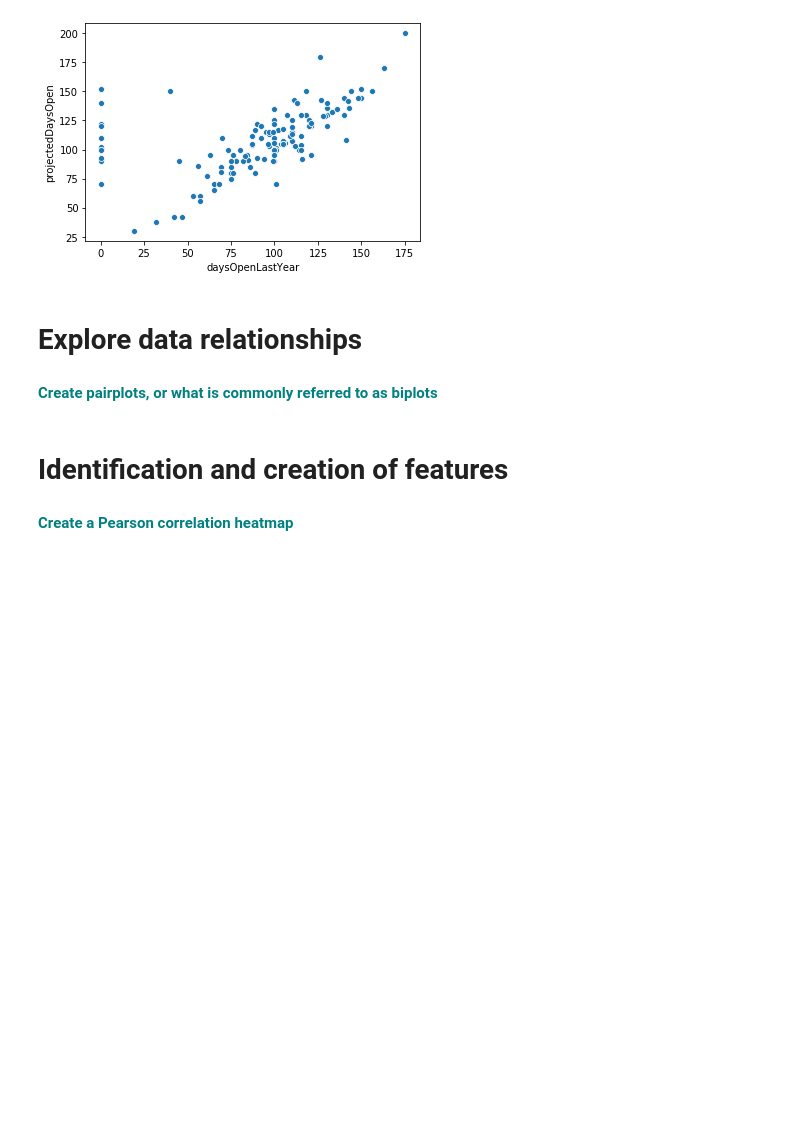
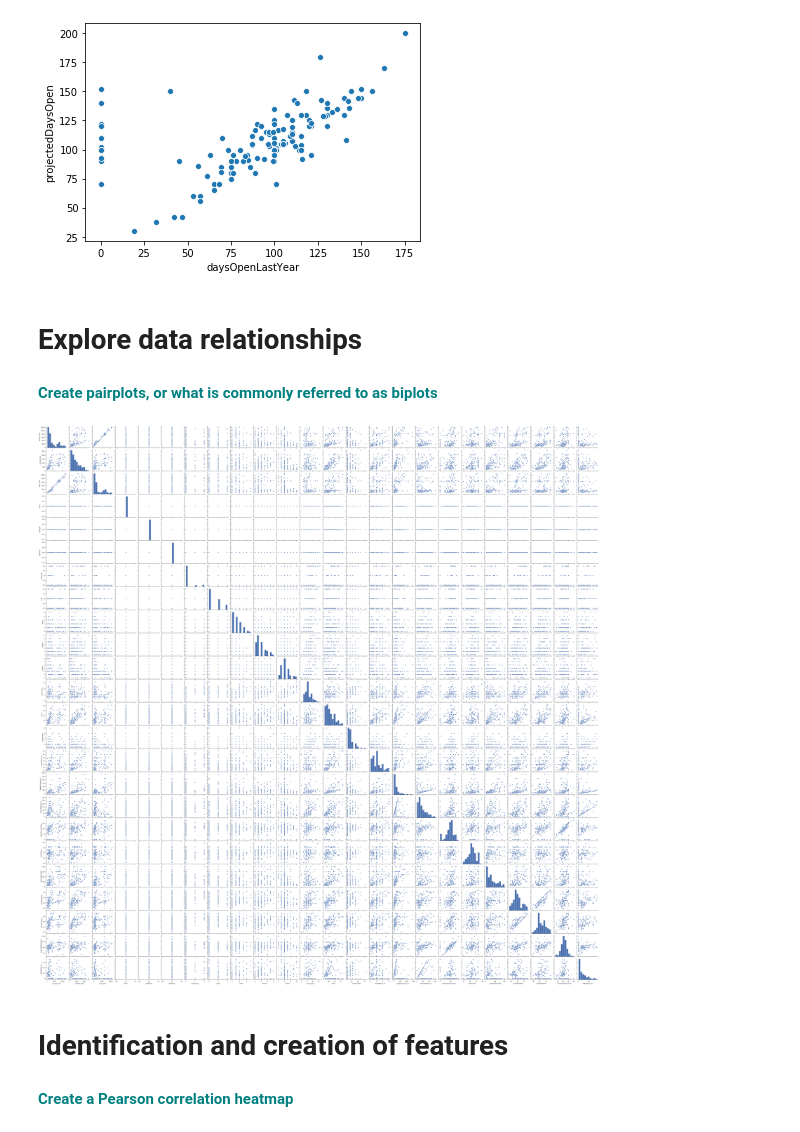
Before and after one commit to Scholar-Bijay/Data-Science---SpringBoard, a Jupyter notebook: Guided Capstone/Data Wrangling/GuidedCapstone_Step3.ipynb, the cells around one changed output. Drawn from its saved outputs; the diff is of its cells as text; code cells hidden in the pictures; blank space fills up the shorter version.

```diff
--- a/Guided Capstone/Data Wrangling/GuidedCapstone_Step3.ipynb
+++ b/Guided Capstone/Data Wrangling/GuidedCapstone_Step3.ipynb
@@ -272,7 +272,9 @@ plt.show()
 <font color='teal'>**Create pairplots, or what is commonly referred to as biplots**</font>
 # %%
 sns.set(style="ticks",color_codes=True)
-g = sns.pairplot(data=copdf, hue="species", palette="husl")
+g = sns.pairplot(data=copdf,  palette="husl")
+# %% [output]
+[figure, added]
 # %% [markdown]
 # Identification and creation of features
 # %% [markdown]
```
Also changed, not shown: parts of 17 cells of this notebook, 5 other files.
